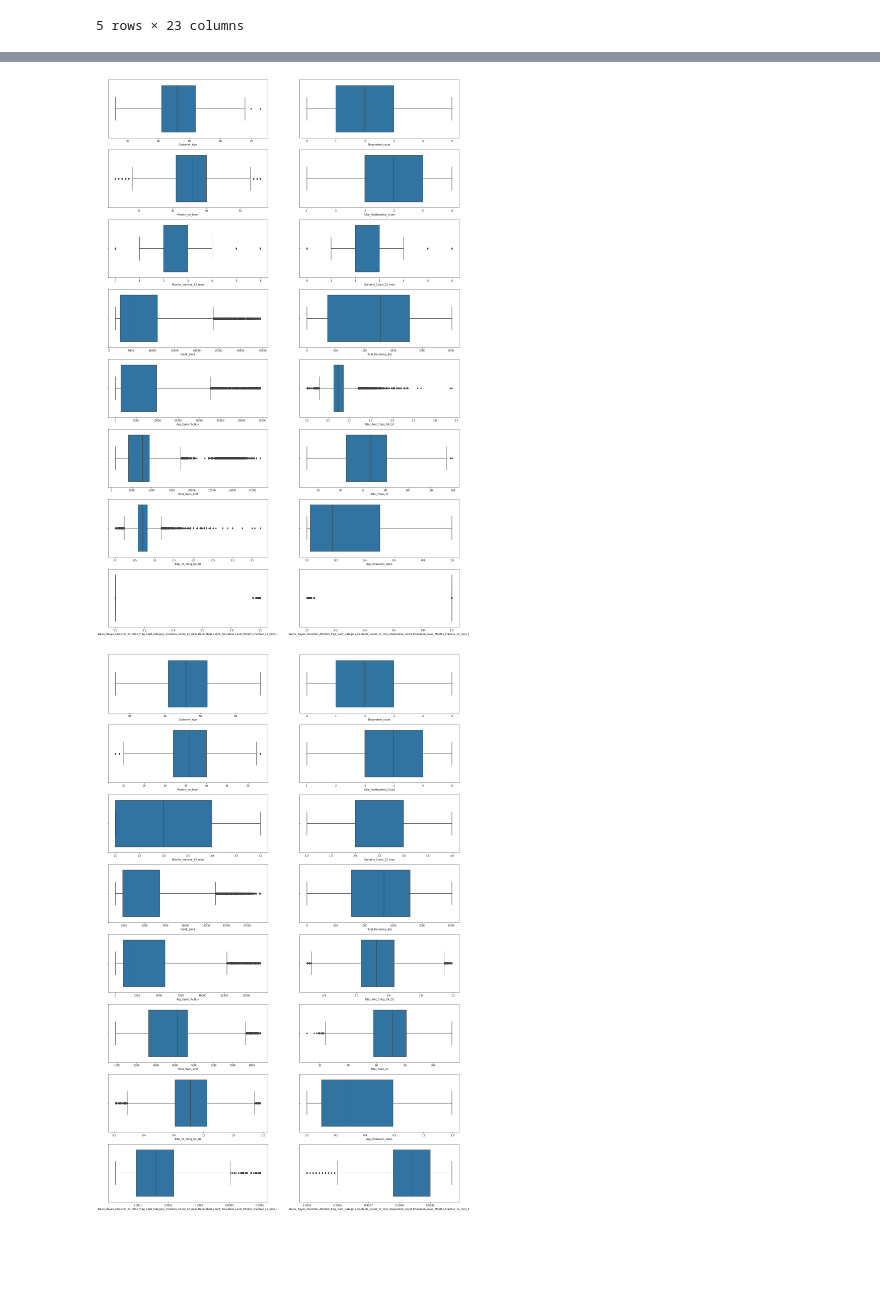
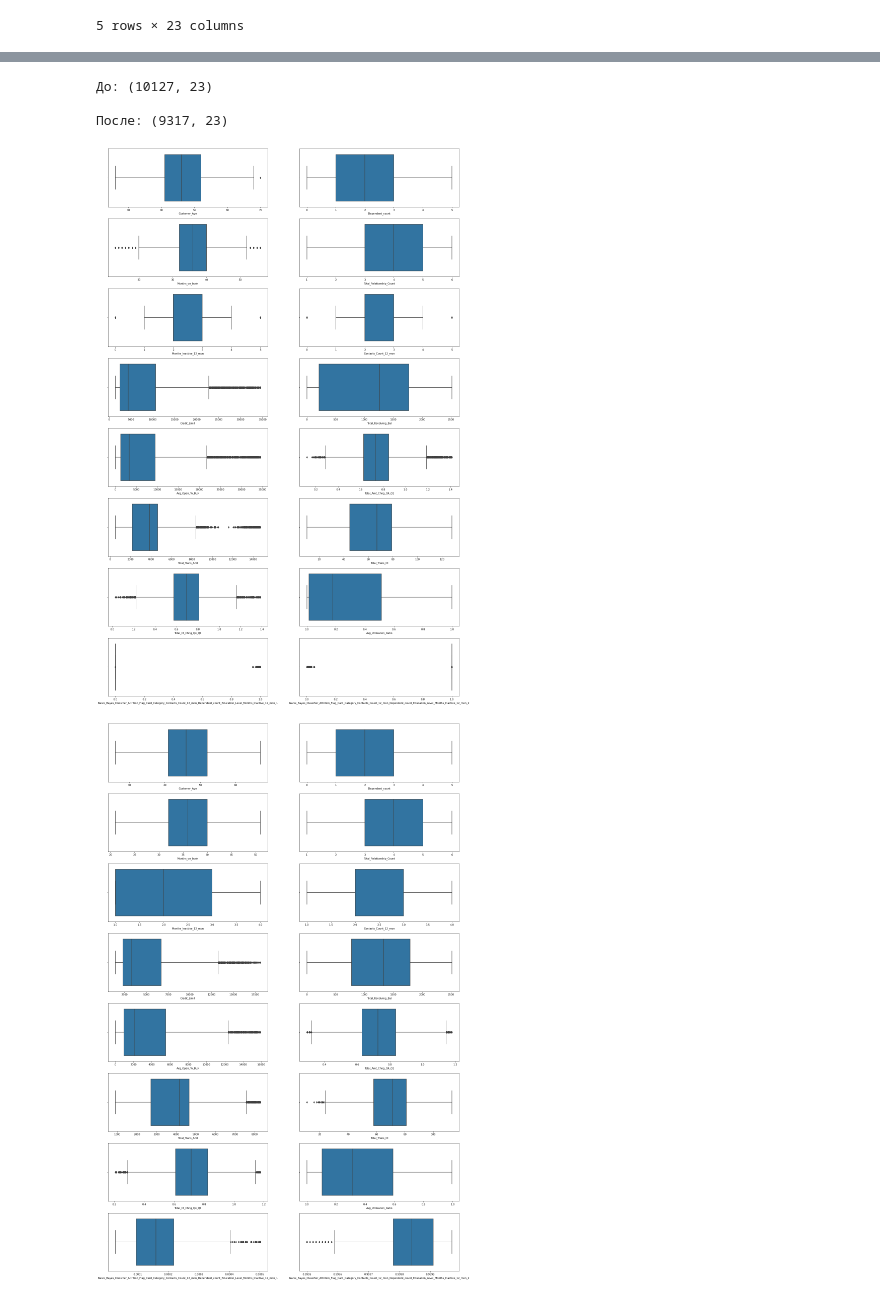
Before and after one commit to rnd4u-org/2021-knu-churn, a Jupyter notebook: PreProcessing2_task.ipynb, the cells around one changed output, grey strips where cells are left out. Drawn from its saved outputs; the diff is of its cells as text; code cells hidden in the pictures; blank space fills up the shorter version.

```diff
--- a/PreProcessing2_task.ipynb
+++ b/PreProcessing2_task.ipynb
@@ -278,5 +265,22 @@ Non-outlier observations: 8439
+# %%
+#Z-score метод (самый эффективный и правильный)
+print('До:', bank.shape, '\n')
+for i in names:
+    try:
+        z_score=np.abs(stats.zscore(bank[i]))
+        #print(np.where(z_score>3))
+        bank=bank[(z_score< 3)]
+    except AttributeError:
+        pass
+    except TypeError:
+        pass
+print('После:', bank.shape)
+# %% [output]
+До: (10127, 23)
+
+После: (9317, 23)
 # %%
-#discover outliers and find a way to deal with them
+#первоначальные боксплоты
 fig, axs = mpl.subplots(8, 2, figsize=(25, 40))
 axes = [item for sublist in axs for item in sublist]
 j = 0
@@ -287,5 +291,5 @@ for i in (2, 4) + tuple(range(9, 23)):
 
 mpl.show()
 # %% [output]
-[figure, old version]
+[figure, new version]
 # %%
@@ -324,20 +325,17 @@ for i in (2, 4) + tuple(range(9, 23)):
     #print(" ")
     #print(bank[bank[bank.columns[i]]])
 # %%
-"""
-в конечном итоге мы сделали так(
-"""
 fig, axs = mpl.subplots(8, 2, figsize=(25, 40))
 axes = [item for sublist in axs for item in sublist]
 j = 0
 
 for i in (2, 4) + tuple(range(9, 23)):
     sns.boxplot(data=bank, x=bank.columns[i], ax=axes[j])
     j += 1
 
 mpl.show()
 # %% [output]
-[figure, old version]
+[figure, new version]
 # %%
 fig, ax = mpl.subplots(figsize=(15, 25))
 mpl.suptitle('Scatter of customer credit limit after \n',horizontalalignment="center",fontstyle = "normal", fontsize = 24, fontfamily = "sans-serif")
```
Also changed, not shown: parts of 9 cells of this notebook.
